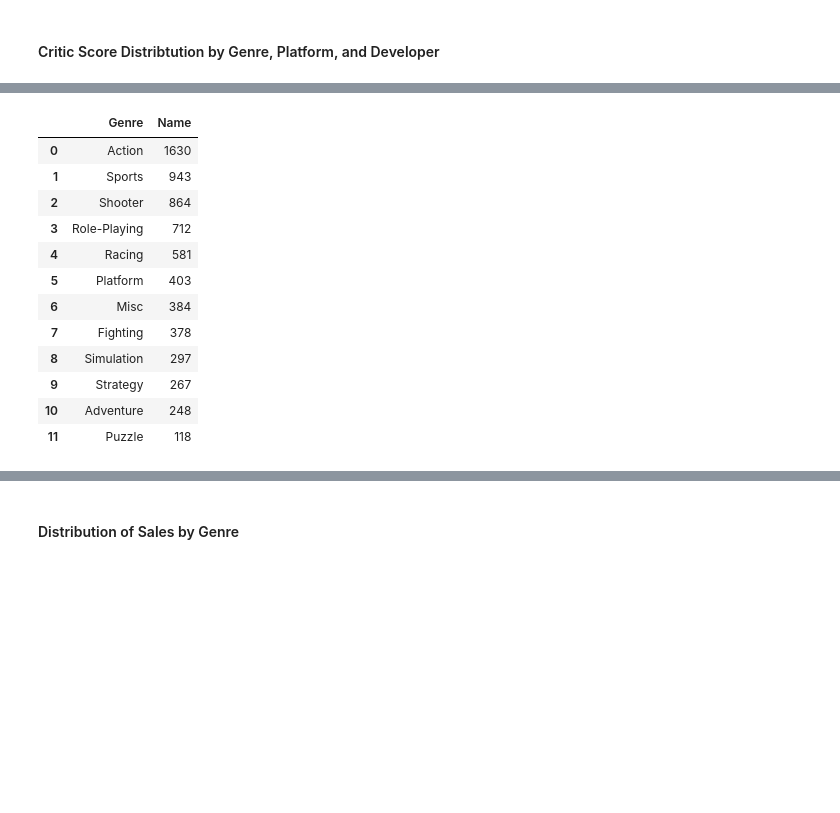
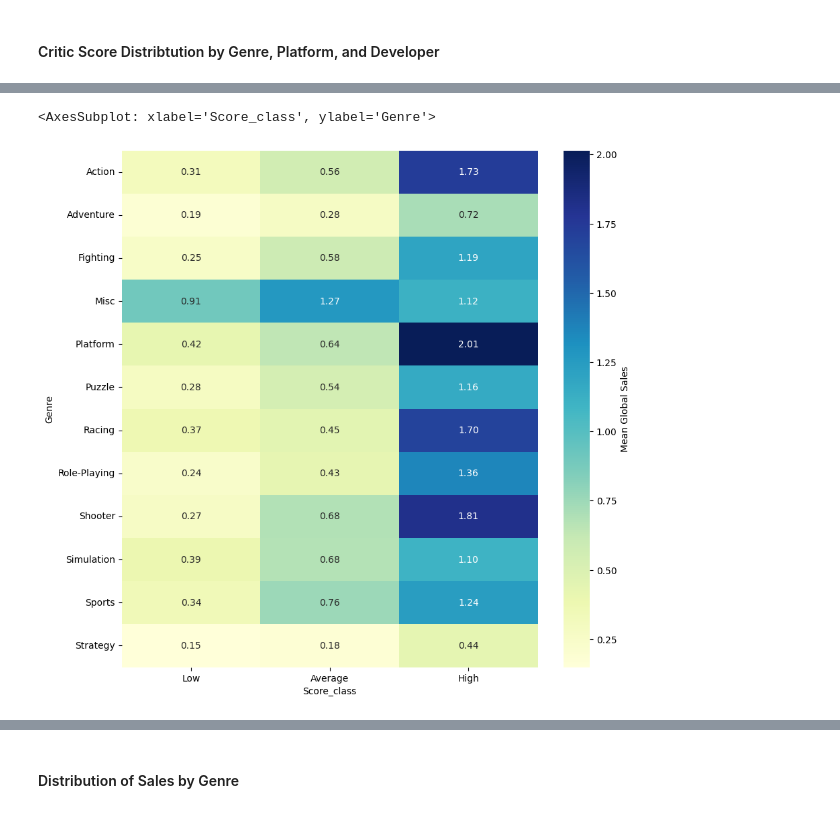
Before and after one commit to CarlosGG18/Video-Game-Scoring-Predictor, a Jupyter notebook: EDA.ipynb, the cells around one changed output, grey strips where cells are left out. Drawn from its saved outputs; the diff is of its cells as text; code cells hidden in the pictures; blank space fills up the shorter version.

```diff
--- a/EDA.ipynb
+++ b/EDA.ipynb
@@ -81,17 +67,11 @@ df.head()
 # %%
-in_top =df[['Name', col]].groupby([col]).count().sort_values('Name', ascending=False).reset_index()[:15]
-in_top
+df['Year_of_Release'] = df['Year_of_Release'].astype(int)
-# %% [output]
-|  | Genre | Name |
-| 0 | Action | 1630 |
-| 1 | Sports | 943 |
-| 2 | Shooter | 864 |
-| 3 | Role-Playing | 712 |
-| 4 | Racing | 581 |
-| 5 | Platform | 403 |
-| 6 | Misc | 384 |
-| 7 | Fighting | 378 |
-| 8 | Simulation | 297 |
-| 9 | Strategy | 267 |
-| 10 | Adventure | 248 |
-| 11 | Puzzle | 118 |
+# %%
+genre_scores =df[['Genre','Score_class','Critic_Score','Global_Sales']]
+genre_scores = genre_scores.pivot_table(index='Genre', columns='Score_class',values='Global_Sales',aggfunc='mean')
+genre_scores
+plt.figure(figsize=(10,10))
+sns.heatmap(genre_scores, cmap='YlGnBu', annot=True, fmt='.2f', cbar_kws={'label': 'Mean Global Sales'})
+# %% [output]
+<AxesSubplot: xlabel='Score_class', ylabel='Genre'>
+[figure, added]
```
Also changed, not shown: parts of 16 cells of this notebook, 1 other file.
